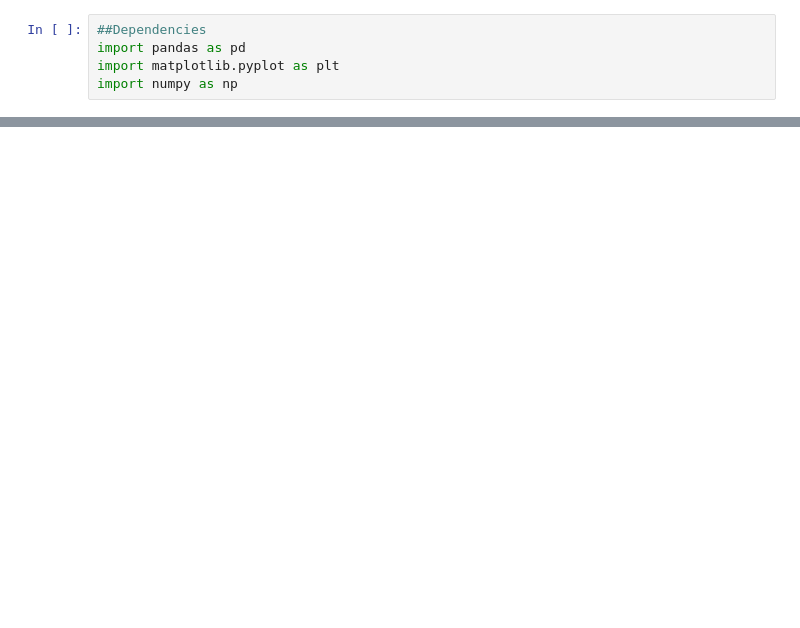
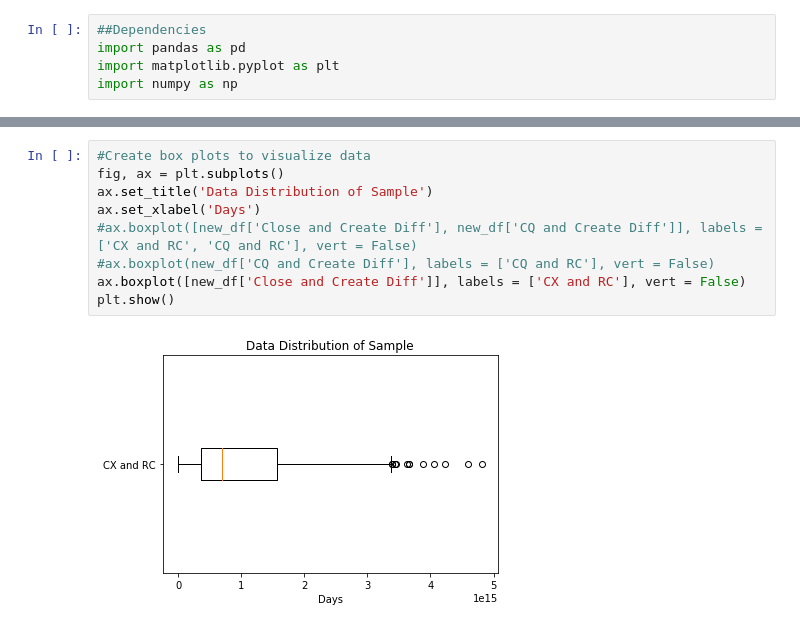
Before and after one commit to jaime030690/ECT_Report_Analysis, a Jupyter notebook: data_samples.ipynb, the cells around one changed output, grey strips where cells are left out. Cells and saved outputs as stored; diff of their text form; blank space fills up the shorter version.

```diff
--- a/data_samples.ipynb
+++ b/data_samples.ipynb
@@ -72,0 +91,11 @@ Name: CQ and Create Diff, dtype: object
+# %%
+#Create box plots to visualize data
+fig, ax = plt.subplots()
+ax.set_title('Data Distribution of Sample')
+ax.set_xlabel('Days')
+#ax.boxplot([new_df['Close and Create Diff'], new_df['CQ and Create Diff']], labels = ['CX and RC', 'CQ and RC'], vert = False)
+#ax.boxplot(new_df['CQ and Create Diff'], labels = ['CQ and RC'], vert = False)
+ax.boxplot([new_df['Close and Create Diff']], labels = ['CX and RC'], vert = False)
+plt.show()
+# %% [output]
+[figure, added]
```
Also changed, not shown: parts of 7 cells of this notebook, 3 other files.
